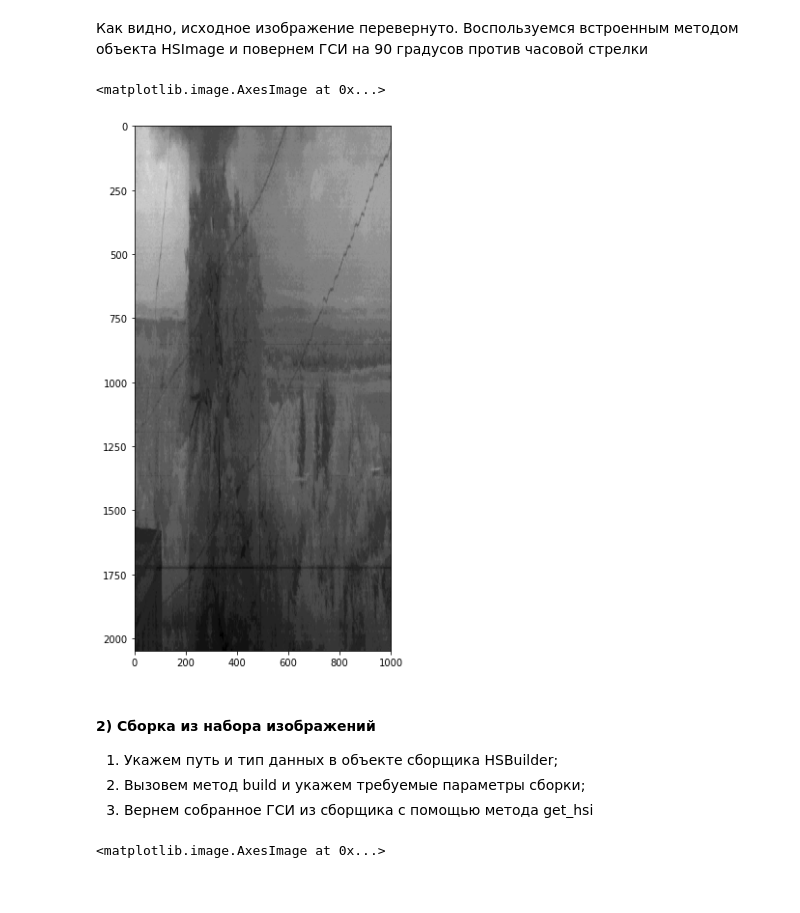
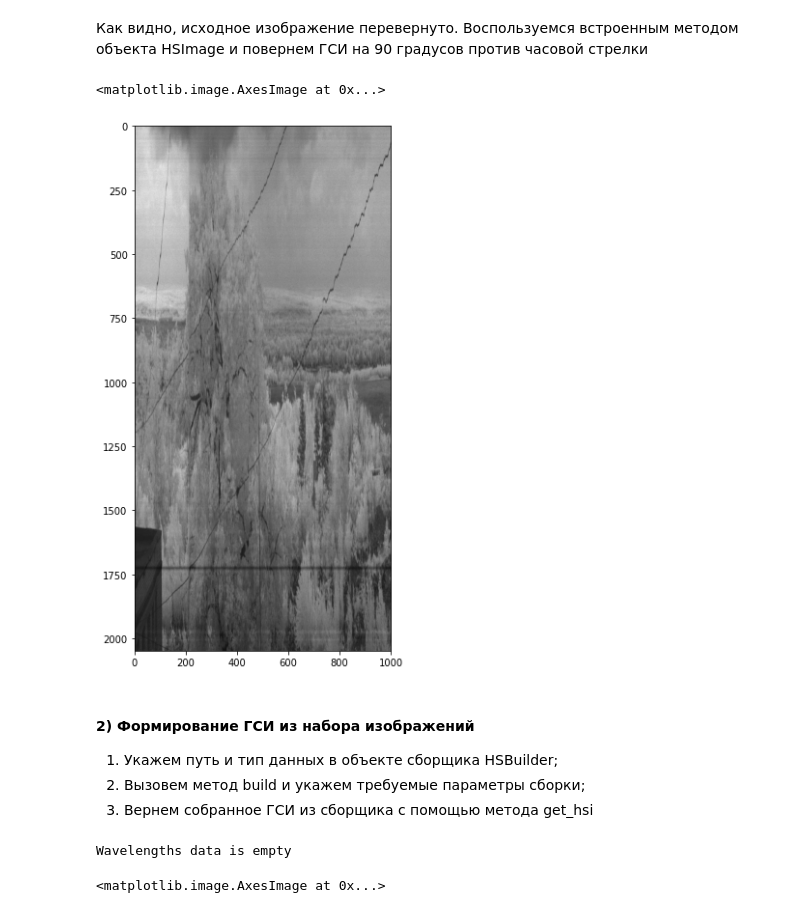
Before and after one commit to OpenHSL/OpenHSL, a Jupyter notebook: Builder demo.ipynb, the cells around one changed output. Saved outputs shown, nothing was run; the diff lists cells and outputs as text; code cells hidden in the pictures.

```diff
--- a/Builder demo.ipynb
+++ b/Builder demo.ipynb
@@ -44,12 +49,12 @@ plt.imshow(hsi_video[5], cmap='gray')
 hsi_video.rot90()
 # %%
 plt.figure(figsize=(10,10))
-plt.imshow(hsi_video[5], cmap='gray')
+plt.imshow(hsi_video[100], cmap='gray')
 # %% [output]
 <matplotlib.image.AxesImage at 0x...>
-[figure, old version]
+[figure, new version]
 # %% [markdown]
-#### 2) Сборка из набора изображений
+#### 2) Формирование ГСИ из набора изображений
 1. Укажем путь и тип данных в объекте сборщика HSBuilder;
 2. Вызовем метод build и укажем требуемые параметры сборки;
 3. Вернем собранное ГСИ из сборщика с помощью метода get_hsi
@@ -60,9 +65,11 @@ hsb_imgs = HSBuilder(path_to_data='test_data/builder/imgs',
 
 hsb_imgs.build(roi=True,
                norm_rotation=True,
-               light_norm=False)
+               light_norm=True)
 
 hsi_imgs = hsb_imgs.get_hsi()
+# %% [output]
+Wavelengths data is empty
 # %%
 plt.figure(figsize=(10,10))
 plt.imshow(hsi_imgs[130], cmap='gray')
```
Also changed, not shown: parts of 17 cells of this notebook.
